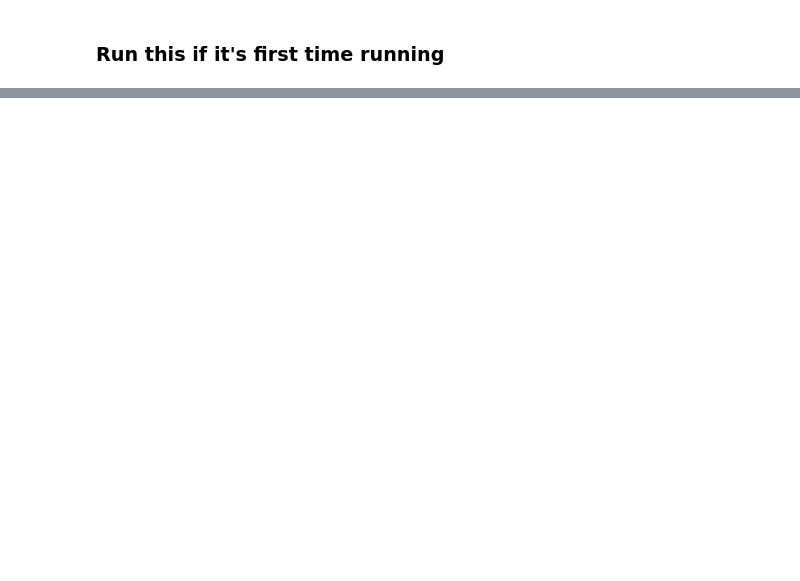
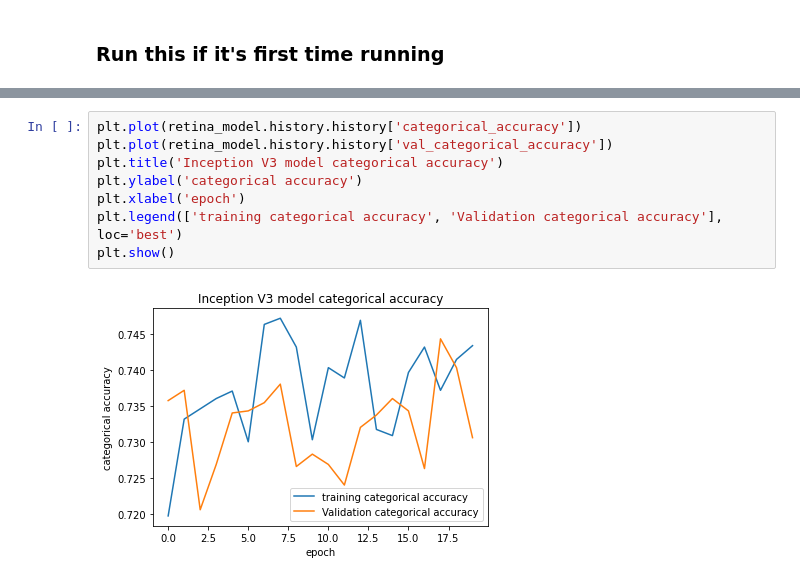
Before and after one commit to CV1430Spring21-Final/APTOS, a Jupyter notebook: inceptionv3_0421_2021.ipynb, the cells around one changed output, grey strips where cells are left out. Cells and saved outputs as stored; diff of their text form; blank space fills up the shorter version.

```diff
--- a/inceptionv3_0421_2021.ipynb
+++ b/inceptionv3_0421_2021.ipynb
@@ -649,0 +633,10 @@ print("actual:", val.iloc[0].level)
+# %%
+plt.plot(retina_model.history.history['categorical_accuracy'])
+plt.plot(retina_model.history.history['val_categorical_accuracy'])
+plt.title('Inception V3 model categorical accuracy')
+plt.ylabel('categorical accuracy')
+plt.xlabel('epoch')
+plt.legend(['training categorical accuracy', 'Validation categorical accuracy'], loc='best')
+plt.show()
+# %% [output]
+[figure, added]
```
Also changed, not shown: parts of 18 cells of this notebook, 1 other file.
